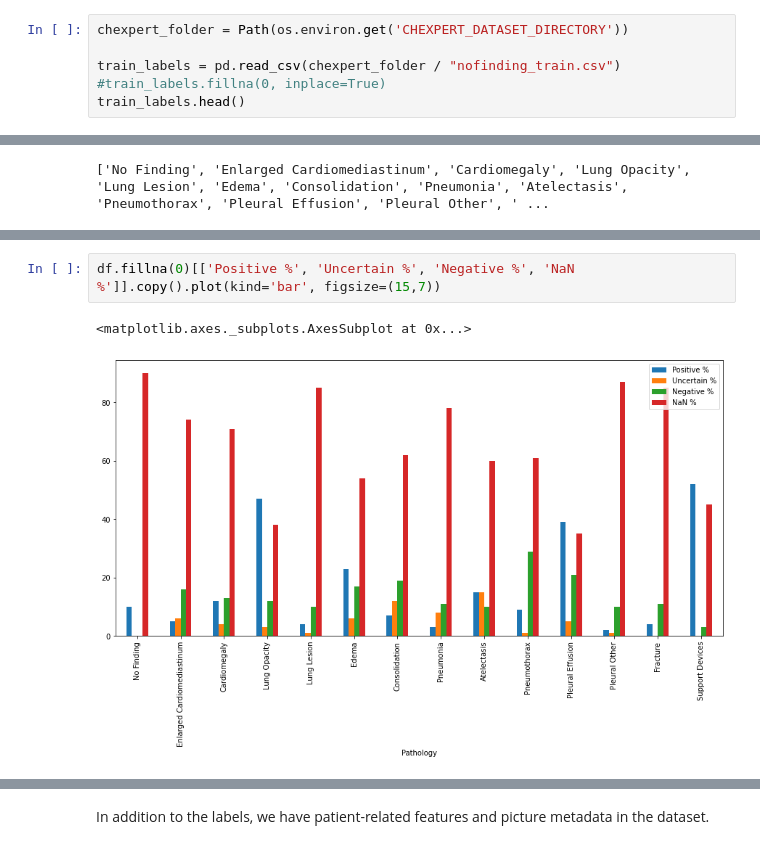
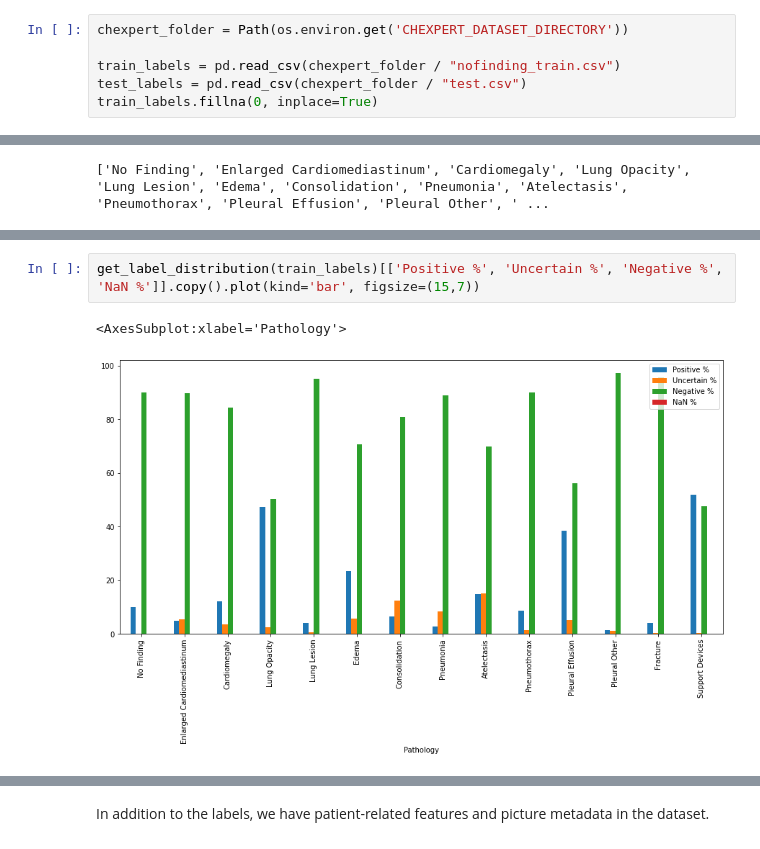
Before and after one commit to TobiasSchmidtDE/DeepL-MedicalImaging, a Jupyter notebook: src/datasets/chexpert_exploration.ipynb, the cells around one changed output, grey strips where cells are left out. Drawn from its saved outputs; the diff is of its cells as text.

```diff
--- a/src/datasets/chexpert_exploration.ipynb
+++ b/src/datasets/chexpert_exploration.ipynb
@@ -30,5 +30,5 @@ True
 chexpert_folder = Path(os.environ.get('CHEXPERT_DATASET_DIRECTORY'))
 
 train_labels = pd.read_csv(chexpert_folder / "nofinding_train.csv")
-#train_labels.fillna(0, inplace=True)
-train_labels.head()
+test_labels = pd.read_csv(chexpert_folder / "test.csv")
+train_labels.fillna(0, inplace=True)
@@ -147,5 +211,5 @@ df
 # %%
-df.fillna(0)[['Positive %', 'Uncertain %', 'Negative %', 'NaN %']].copy().plot(kind='bar', figsize=(15,7))
+get_label_distribution(train_labels)[['Positive %', 'Uncertain %', 'Negative %', 'NaN %']].copy().plot(kind='bar', figsize=(15,7))
 # %% [output]
-<matplotlib.axes._subplots.AxesSubplot at 0x...>
+<AxesSubplot:xlabel='Pathology'>
-[figure, old version]
+[figure, new version]
```
Also changed, not shown: parts of 13 cells of this notebook, 7 other files.
